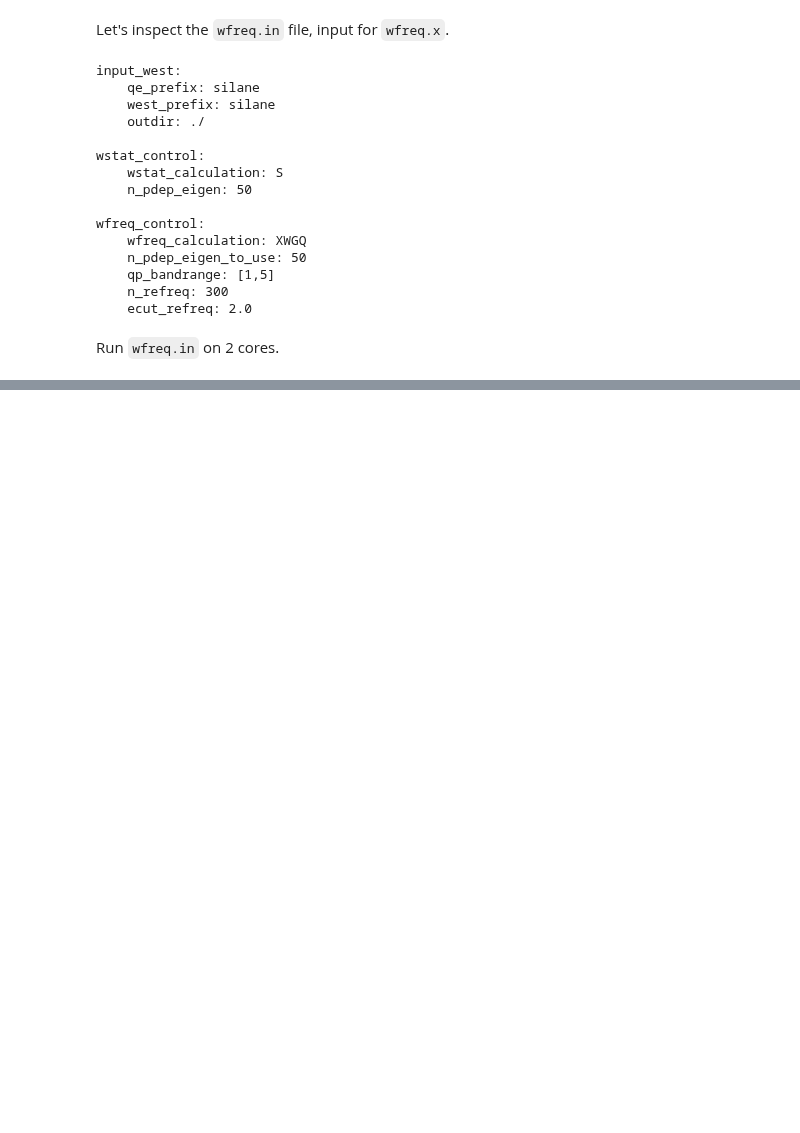
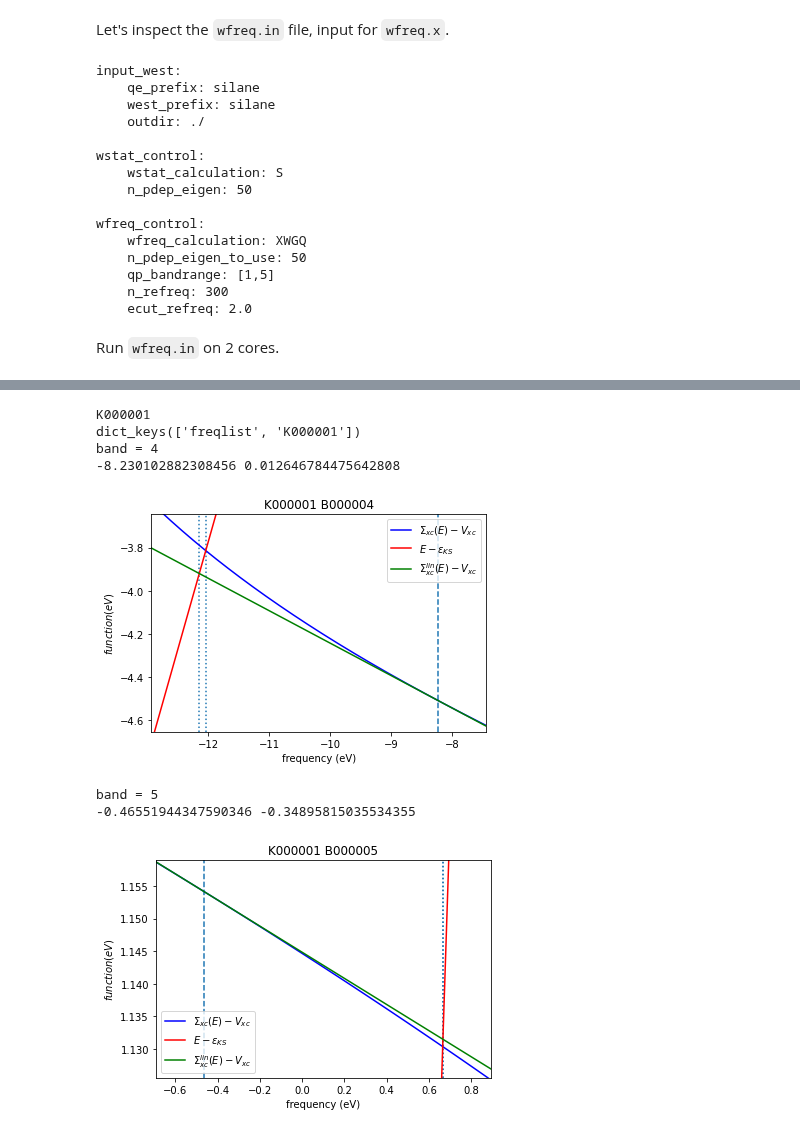
Before and after one commit to west-code-development/West, a Jupyter notebook: Doc/tutorials/west_100.ipynb, the cells around one changed output, grey strips where cells are left out. Cells and saved outputs as stored; diff of their text form; code cells hidden in the pictures; blank space fills up the shorter version.

```diff
--- a/Doc/tutorials/west_100.ipynb
+++ b/Doc/tutorials/west_100.ipynb
@@ -114,0 +249,66 @@ The output file ``wfreq.out`` contains information about the calculation of the
+# %%
+import json
+import numpy as np
+import matplotlib.pyplot as plt
+
+with open('silane.wfreq.save/wfreq.json') as json_file:
+    data = json.load(json_file)
+
+k = 1
+kindex = f"K{k:06d}"
+
+print(kindex)
+print(data["output"]["P"].keys())
+
+bandmap = data["output"]["Q"]["bandmap"]
+eqp = data["output"]["Q"][index]
+
+freqlist = np.array(data["output"]["P"]["freqlist"], dtype="f8")
+spf = data["output"]["P"][index]
+
+for i, b in enumerate(bandmap) :
+    print(f"band = {b}")
+    eks, eqpLin, eqpSec = eqp['eks'][i], eqp['eqpLin'][i], eqp['eqpSec'][i]
+    sigmax, vxcl, vxcnl = eqp['sigmax'][i], eqp['vxcl'][i], eqp['vxcnl'][i]
+    sigmac_eks = eqp['sigmac_eks']['re'][i]
+    sigmac_eqpLin = eqp['sigmac_eqpLin']['re'][i]
+    sigmac_eqpSec = eqp['sigmac_eqpSec']['re'][i]
+    z = eqp['z'][i]
+    print(eks,eqp['sigmac_eks']['re'][i])
+
+    bindex = f"B{b:06d}"
+    sigmac = np.array(spf[bindex]['sigmac']['re'], dtype="f8")
+
+    plt.plot(freqlist,sigmac+sigmax-vxcl-vxcnl,'b-',label=r"$\Sigma_{xc}(E)-V_{xc}$")
+    plt.plot(freqlist,freqlist-eks,'r-',label=r"$E-\varepsilon_{KS}$")
+    plt.plot(freqlist,sigmac_eks+sigmax-vxcl-vxcnl+(1-1/z)*(freqlist-eks),'g-',label=r"$\Sigma^{lin}_{xc}(E)-V_{xc}$")
+    plt.legend()
+    plt.title(kindex+" "+bindex)
+    plt.xlabel("frequency (eV)")
+    plt.ylabel(r"$function (eV)$")
+    xmin, xmax = min(eks, eqpLin, eqpSec), max(eks, eqpLin, eqpSec)
+    ymin, ymax = min(sigmac_eks, sigmac_eqpLin, sigmac_eqpSec), max(sigmac_eks, sigmac_eqpLin, sigmac_eqpSec)
+    ymin += sigmax - vxcl -vxcnl
+    ymax += sigmax - vxcl -vxcnl
+    plt.vlines(x=eks,ymin=ymin-0.2*(ymax-ymin),ymax=ymax+0.2*(ymax-ymin),ls="--")
+    plt.vlines(x=eqpLin,ymin=ymin-0.2*(ymax-ymin),ymax=ymax+0.2*(ymax-ymin),ls=":")
+    plt.vlines(x=eqpSec,ymin=ymin-0.2*(ymax-ymin),ymax=ymax+0.2*(ymax-ymin),ls=":")
+    plt.xlim([xmin-0.2*(xmax-xmin),xmax+0.2*(xmax-xmin)])
+    plt.ylim([ymin-0.2*(ymax-ymin),ymax+0.2*(ymax-ymin)])
+    plt.show()
+
+    #for key in eqp:
+    #    if("re" in eqp[key]):
+    #        print(f"   {key} = {eqp[key]['re'][i]:.3f}, {eqp[key]['im'][i]:.3f} eV")
+    #    else:
+    #        print(f"   {key} = {eqp[key][i]:.3f} eV")
+    print()
+# %% [output]
+K000001
+dict_keys(['freqlist', 'K000001'])
+band = 4
+-8.230102882308456 0.012646784475642808
+[figure, added]
+band = 5
+-0.46551944347590346 -0.34895815035534355
+[figure, added]
```
Also changed, not shown: parts of 15 cells of this notebook.
